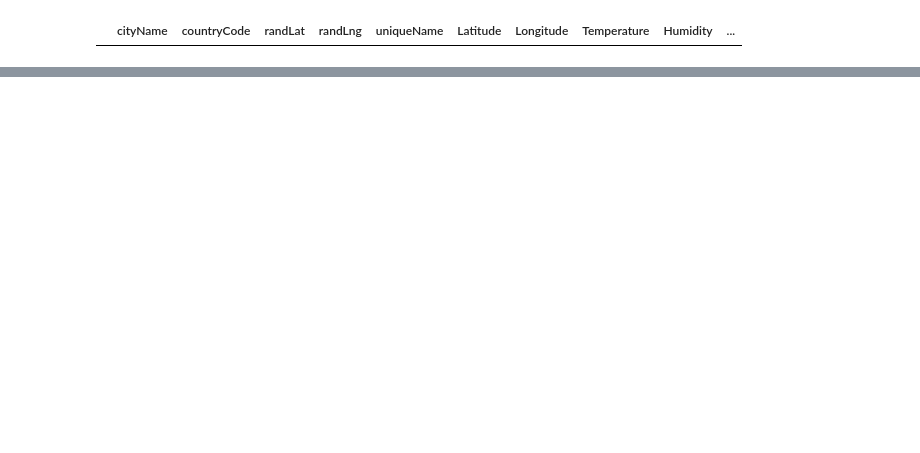
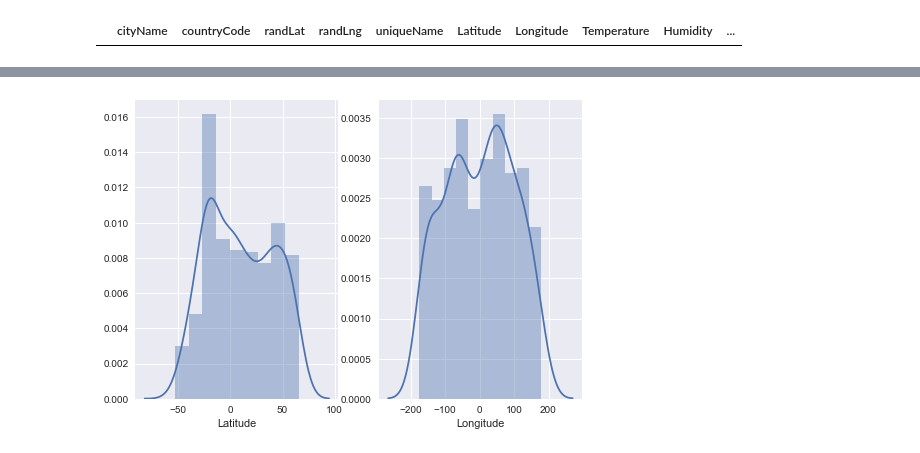
Before and after one commit to Jkremr/Temp-lat-lng-analysis, a Jupyter notebook: weather_analysis.ipynb, the cells around one changed output, grey strips where cells are left out. Drawn from its saved outputs; the diff is of its cells as text; code cells hidden in the pictures; blank space fills up the shorter version.

```diff
--- a/weather_analysis.ipynb
+++ b/weather_analysis.ipynb
@@ -133,3 +149,12 @@ plt.show()
+# %%
+fig, axs = plt.subplots(nrows=1, ncols=2)
+
+
+sns.distplot(sorted['Latitude'],  ax=axs[0])
+sns.distplot(sorted['Longitude'],  ax=axs[1])
+plt.show()
+# %% [output]
+[figure, added]
 # %%
 p = sns.regplot(x="Latitude", y="Temperature", data=sorted, fit_reg=False)
 plt.show()
```
Also changed, not shown: parts of 9 cells of this notebook.
